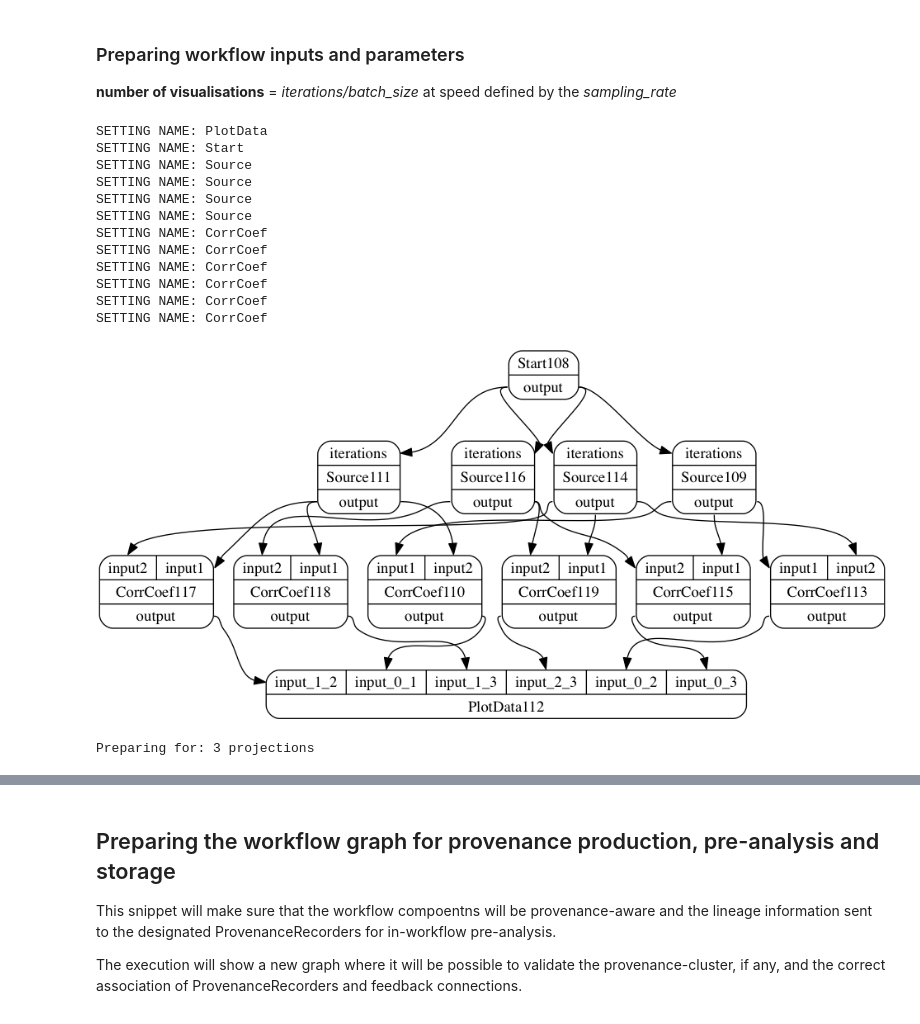
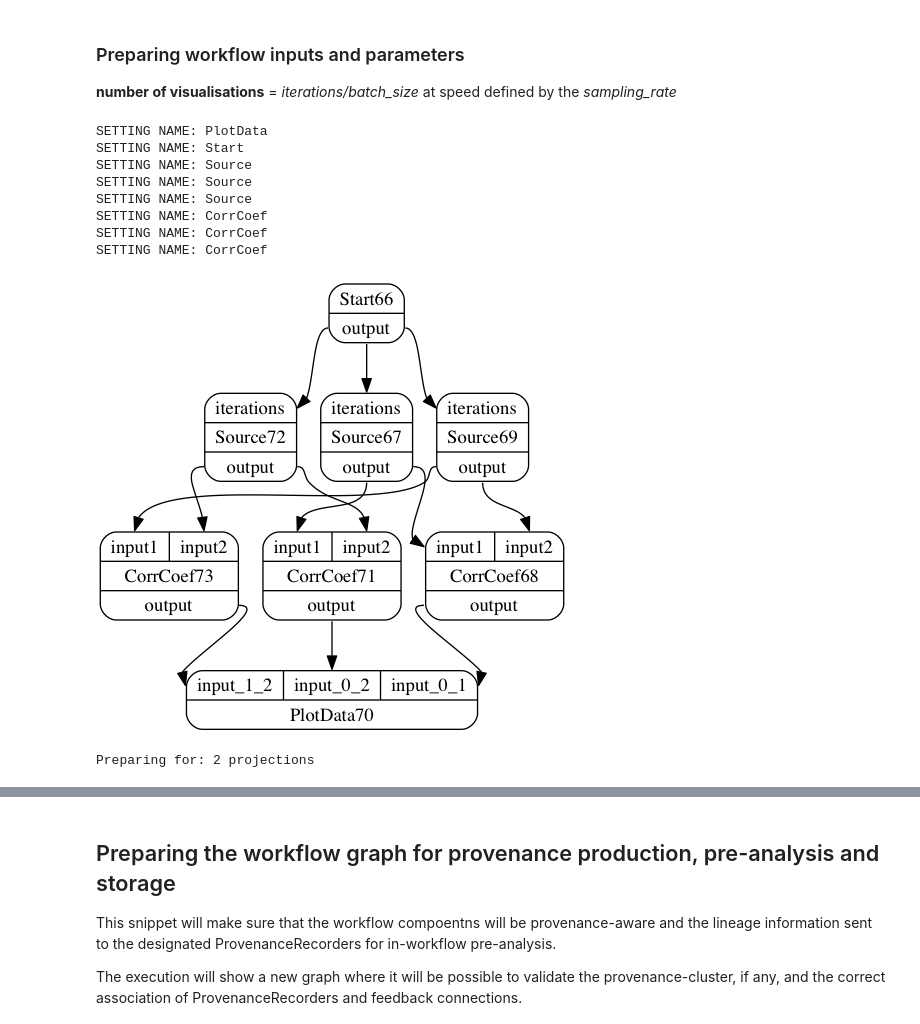
Before and after one commit to rayson1223/dispel4py, a Jupyter notebook: d4py-prov-xcorrelation-example.ipynb, the cells around one changed output, grey strips where cells are left out. Drawn from its saved outputs; the diff is of its cells as text; code cells hidden in the pictures.

```diff
--- a/d4py-prov-xcorrelation-example.ipynb
+++ b/d4py-prov-xcorrelation-example.ipynb
@@ -216,54 +232,54 @@ class CorrCoef(GenericPE):
 # %%
 #####################################################################################################
 
 #Declare workflow inputs: (each iteration prduces a batch_size of samples at the specified sampling_rate)
 # number of projections = iterations/batch_size at speed defined by sampling rate
-variables_number=4
+variables_number=3
 sampling_rate=100
-batch_size=5
-iterations=15
+batch_size=2
+iterations=4
 
 input_data = {"Start": [{"iterations": [iterations]}]}
 
 # Instantiates the Workflow Components
 # and generates the graph based on parameters
 
-sources={}
-graph = WorkflowGraph()
-plot=PlotData(variables_number)
-start=Start()
+def createWf():
+    graph = WorkflowGraph()
+    plot=PlotData(variables_number)
+    start=Start()
+    sources={}
 
-for i in range(0,variables_number):
-    sources[i] = Source(sampling_rate,i)
+    for i in range(0,variables_number):
+        sources[i] = Source(sampling_rate,i)
 
-for h in range(0,variables_number):
-    graph.connect(start,'output',sources[h],'iterations')
-    for j in range(h+1,variables_number):
-        cc=CorrCoef(batch_size,(h,j))
-        plot._add_input('input'+'_'+str(h)+'_'+str(j),grouping=[1])
-        graph.connect(sources[h],'output',cc,'input1')
-        graph.connect(sources[j],'output',cc,'input2')
-        graph.connect(cc,'output',plot,'input'+'_'+str(h)+'_'+str(j))
-        cc.numprocesses=1
+    for h in range(0,variables_number):
+        graph.connect(start,'output',sources[h],'iterations')
+        for j in range(h+1,variables_number):
+            cc=CorrCoef(batch_size,(h,j))
+            plot._add_input('input'+'_'+str(h)+'_'+str(j),grouping=[1])
+            graph.connect(sources[h],'output',cc,'input1')
+            graph.connect(sources[j],'output',cc,'input2')
+            graph.connect(cc,'output',plot,'input'+'_'+str(h)+'_'+str(j))
+            cc.numprocesses=1
+
+    return graph
 
 
+graph=createWf()
 #Visualise the graph
 from dispel4py.visualisation import display
 display(graph)
 
 print ("Preparing for: "+str(iterations/batch_size)+" projections" )
 # %% [output]
 SETTING NAME: PlotData
 SETTING NAME: Start
-SETTING NAME: Source
 SETTING NAME: Source
 SETTING NAME: Source
 SETTING NAME: Source
 SETTING NAME: CorrCoef
 SETTING NAME: CorrCoef
 SETTING NAME: CorrCoef
-SETTING NAME: CorrCoef
-SETTING NAME: CorrCoef
-SETTING NAME: CorrCoef
-[figure, old version]
+[figure, new version]
-Preparing for: 3 projections
+Preparing for: 2 projections
```
Also changed, not shown: parts of 11 cells of this notebook.
